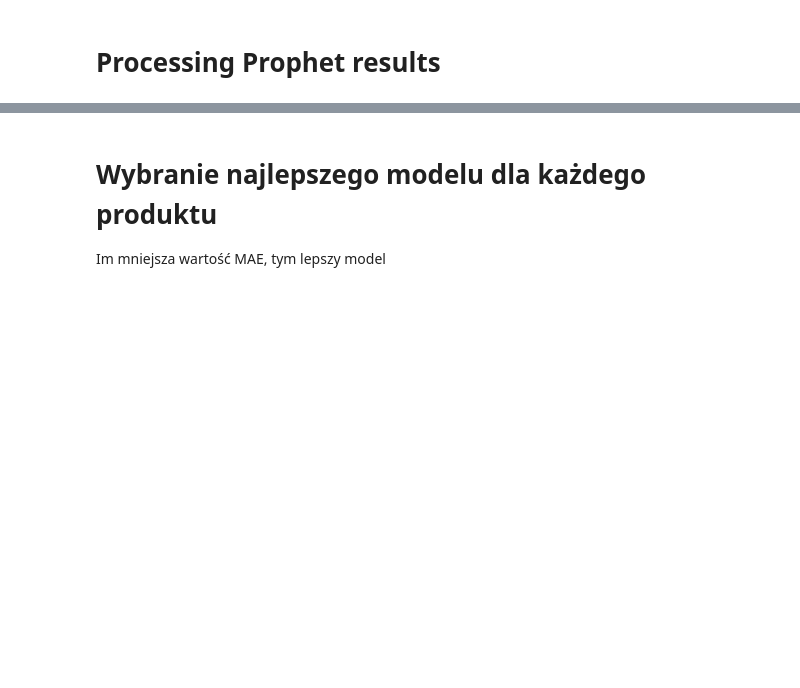
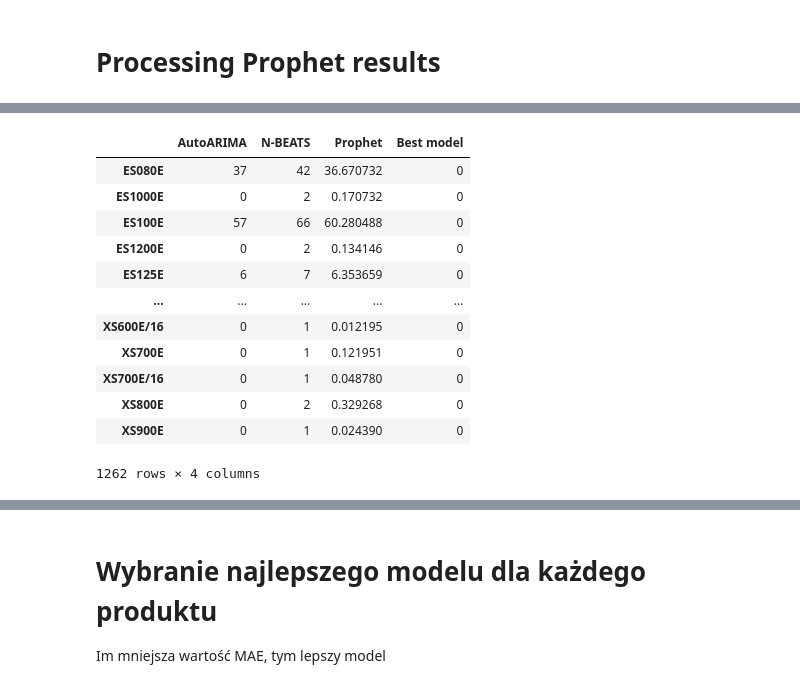
Before and after one commit to M-Kacprowicz/forecasting-tool, a Jupyter notebook: Results_processing.ipynb, the cells around one changed output, grey strips where cells are left out. Cells and saved outputs as stored; diff of their text form; code cells hidden in the pictures; blank space fills up the shorter version.

```diff
--- a/Results_processing.ipynb
+++ b/Results_processing.ipynb
@@ -213,7 +231,7 @@ nbeats_results
 # %%
 nbeats_results.to_csv('nbeats_results.csv')
 # %%
-mae_nbeats = []
+mae = []
 for product in products:
     y_pred = np.array(nbeats_results[product])
     y_true = np.array(test_data[product])
@@ -221,7 +239,6 @@ for product in products:
     mae.append(metric)
 
 results['N-BEATS'] = mae
-results.to_csv('mae_results.csv')
 # %%
 results
 # %% [output]
@@ -262,0 +301,26 @@ results.to_csv('mae_results.csv')
+# %%
+mae = []
+for product in products:
+    y_pred = np.array(prophet_results[product])
+    y_true = np.array(test_data[product])
+    metric = mean_absolute_error(y_true, y_pred)
+    mae.append(metric)
+
+results['Prophet'] = mae
+results.to_csv('mae_results.csv')
+# %%
+results
+# %% [output]
+|  | AutoARIMA | N-BEATS | Prophet | Best model |
+| ES080E | 37 | 42 | 36.670732 | 0 |
+| ES1000E | 0 | 2 | 0.170732 | 0 |
+| ES100E | 57 | 66 | 60.280488 | 0 |
+| ES1200E | 0 | 2 | 0.134146 | 0 |
+| ES125E | 6 | 7 | 6.353659 | 0 |
+| ... | ... | ... | ... | ... |
+| XS600E/16 | 0 | 1 | 0.012195 | 0 |
+| XS700E | 0 | 1 | 0.121951 | 0 |
+| XS700E/16 | 0 | 1 | 0.048780 | 0 |
+| XS800E | 0 | 2 | 0.329268 | 0 |
+| XS900E | 0 | 1 | 0.024390 | 0 |
+1262 rows × 4 columns
```
Also changed, not shown: parts of 8 cells of this notebook, 2 other files.
